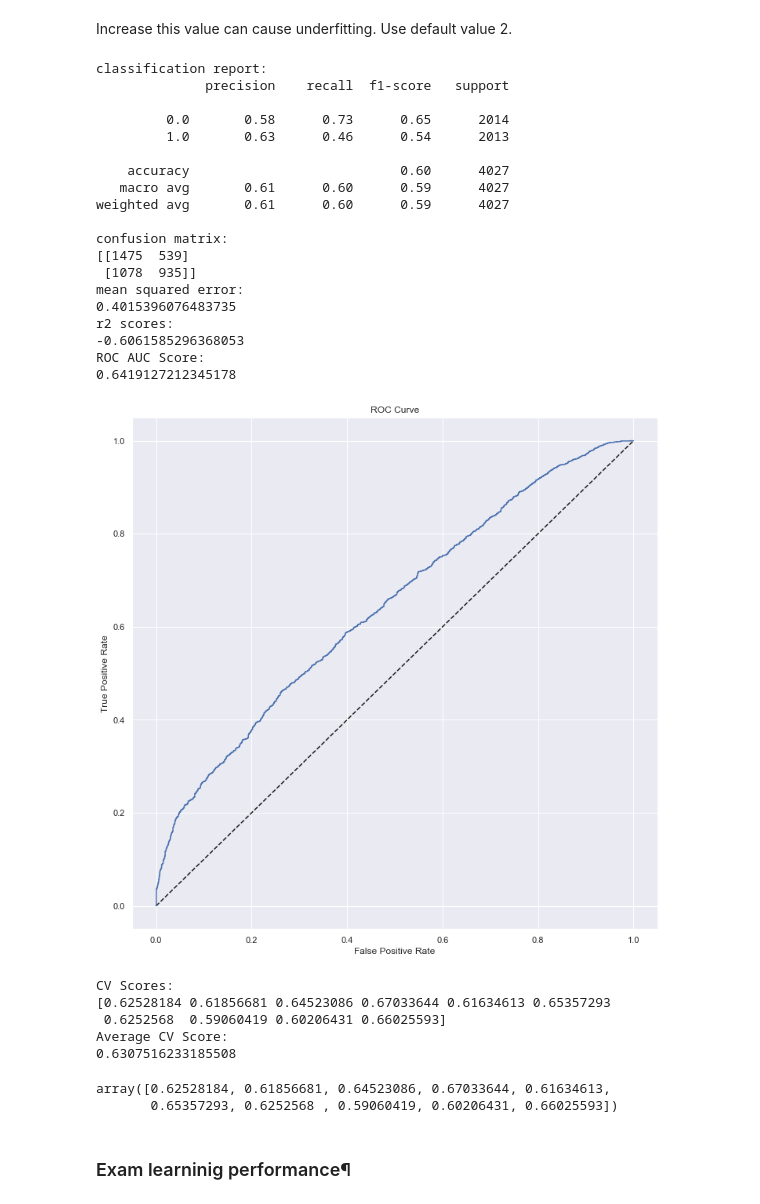
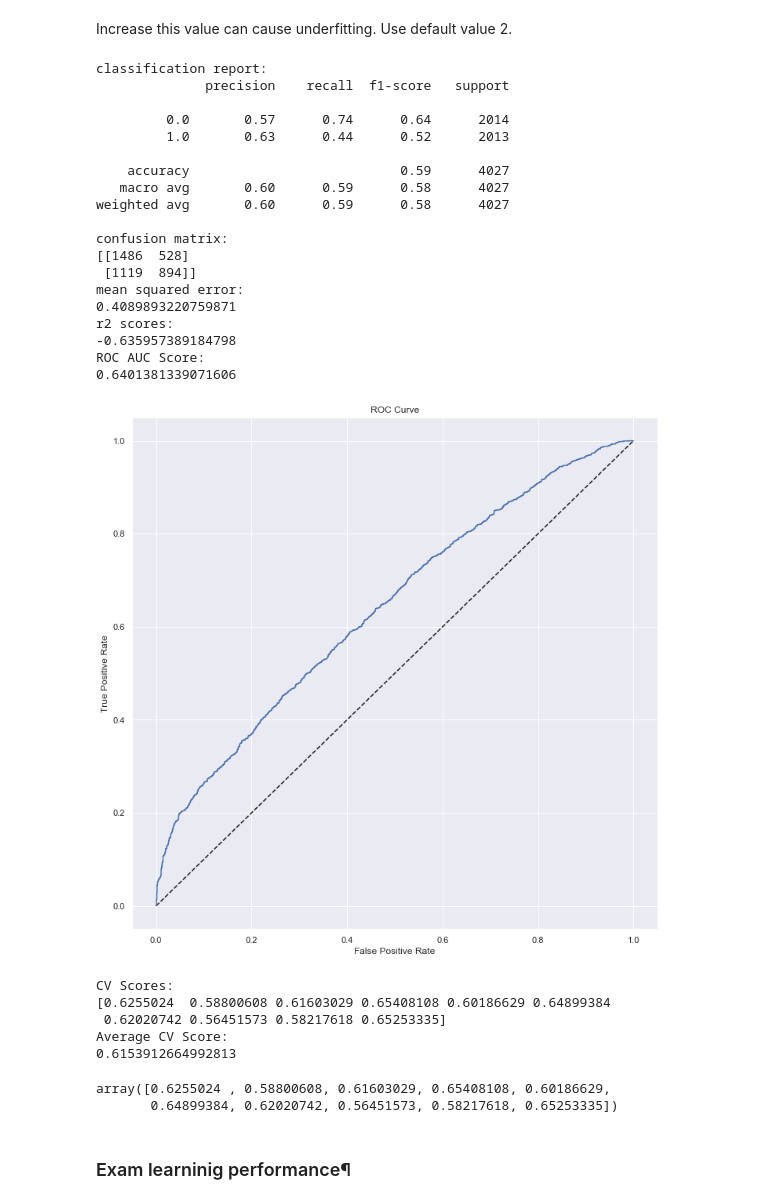
Before and after one commit to YF4GitHub/Chun-Zhi-Jiao, a Jupyter notebook: Capstone-Project1/Machine Learning.ipynb, the cells around one changed output. Saved outputs shown, nothing was run; the diff lists cells and outputs as text; code cells hidden in the pictures.

```diff
--- a/Capstone-Project1/Machine Learning.ipynb
+++ b/Capstone-Project1/Machine Learning.ipynb
@@ -1246,8 +1378,8 @@ plot_learning_curve(clf, X_train, y_train)
 # %% [markdown]
 ### Data set 1 of selected predictor variables
 # %%
-model_columns=['sv1stIn_pct','sv1stWon_pct','svpt_won_pct','sv2ndWon_pct','ace_pct','df_pct','bpFaced','bpSaved',
-               'player_age', 'player_rank', 'svpt_std_var', 'bpSaved_pct']
+model_columns=['sv1stIn_pct','sv1stWon_pct','svpt_won_pct','sv2ndWon_pct','ace_pct','df_pct',
+               'bpFaced','bpSaved', 'player_age', 'player_rank', 'svpt_std_var', 'bpSaved_pct']
 names= df[model_columns].columns
 
 X=df[model_columns]
@@ -1322,41 +1454,41 @@ Increase this value can cause underfitting.  Use default value 2.
 # %%
 # randm forest
 # Using the actual data
 
-clf = RandomForestClassifier(n_estimators=70,  random_state=50, max_features='auto', n_jobs=-1, max_depth=6)
+clf = RandomForestClassifier(n_estimators=15,  random_state=50, max_features='auto', n_jobs=-1, max_depth=6)
 
 run_train_testing_split(clf, X_train, X_test, y_train, y_test)
 # %% [output]
 classification report:
               precision    recall  f1-score   support
 
-         0.0       0.58      0.73      0.65      2014
-         1.0       0.63      0.46      0.54      2013
+         0.0       0.57      0.74      0.64      2014
+         1.0       0.63      0.44      0.52      2013
 
-    accuracy                           0.60      4027
-   macro avg       0.61      0.60      0.59      4027
-weighted avg       0.61      0.60      0.59      4027
+    accuracy                           0.59      4027
+   macro avg       0.60      0.59      0.58      4027
+weighted avg       0.60      0.59      0.58      4027
 
 confusion matrix:
-[[1475  539]
- [1078  935]]
+[[1486  528]
+ [1119  894]]
 mean squared error:
-0.4015396076483735
+0.4089893220759871
 r2 scores:
--0.6061585296368053
+-0.635957389184798
 ROC AUC Score:
-0.6419127212345178
+0.6401381339071606
-[figure, old version]
+[figure, new version]
 # %%
 get_cross_val_scores(clf, X_test, y_test, n_CV)
 # %% [output]
 CV Scores:
-[0.62528184 0.61856681 0.64523086 0.67033644 0.61634613 0.65357293
- 0.6252568  0.59060419 0.60206431 0.66025593]
+[0.6255024  0.58800608 0.61603029 0.65408108 0.60186629 0.64899384
+ 0.62020742 0.56451573 0.58217618 0.65253335]
 Average CV Score:
-0.6307516233185508
+0.6153912664992813
-array([0.62528184, 0.61856681, 0.64523086, 0.67033644, 0.61634613,
-       0.65357293, 0.6252568 , 0.59060419, 0.60206431, 0.66025593])
+array([0.6255024 , 0.58800608, 0.61603029, 0.65408108, 0.60186629,
+       0.64899384, 0.62020742, 0.56451573, 0.58217618, 0.65253335])
 # %% [markdown]
 ### Exam learninig performance¶
 # %%
```
Also changed, not shown: parts of 76 cells of this notebook.
